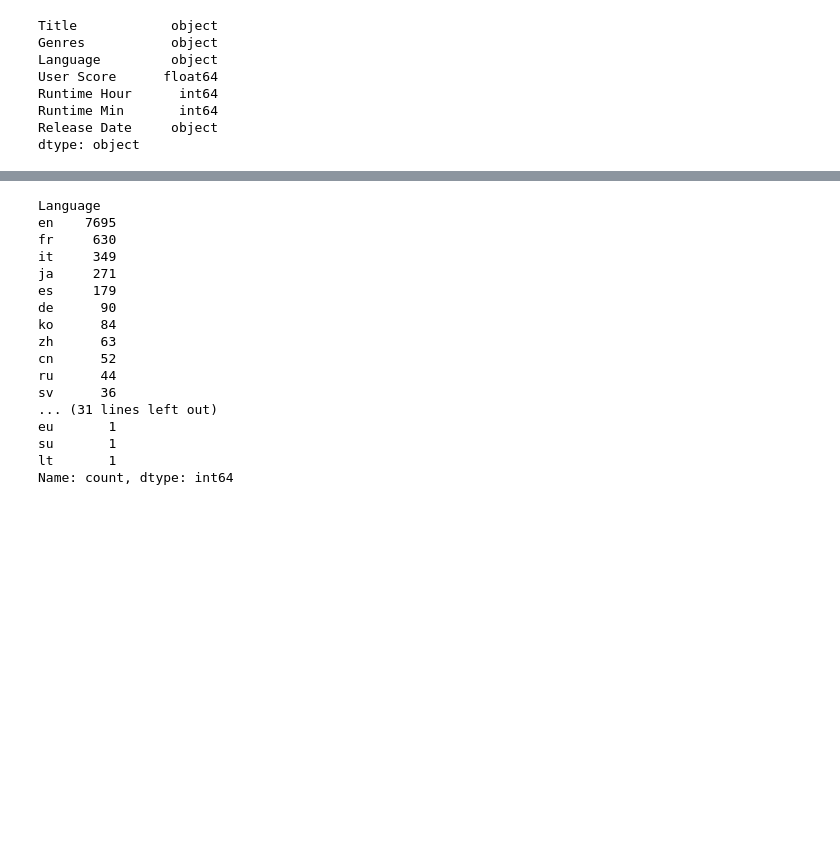
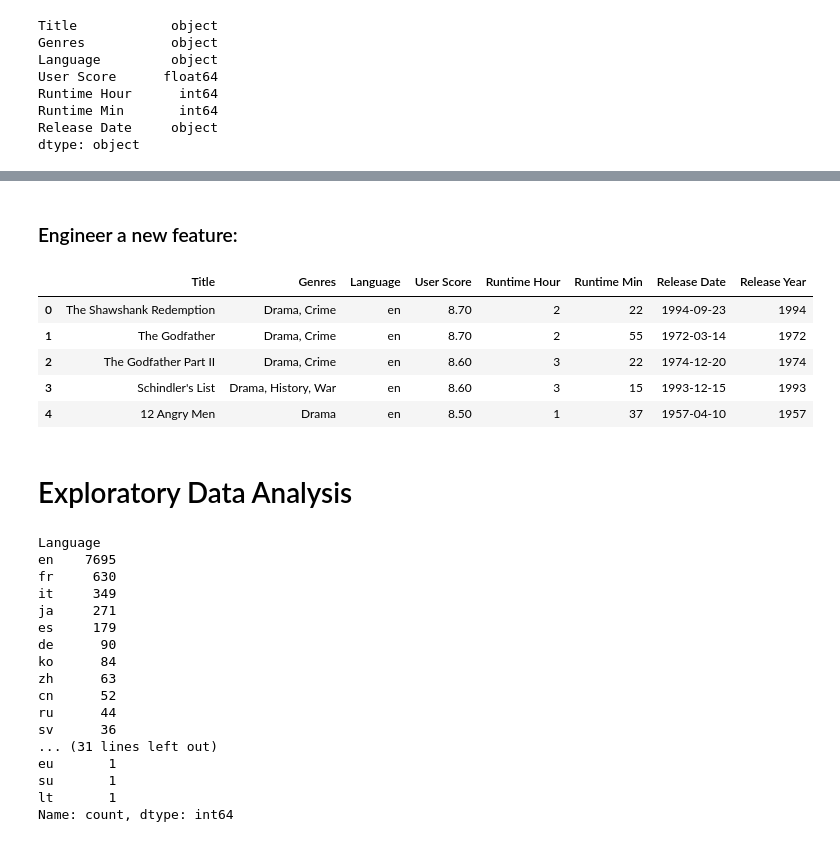
Before and after one commit to nebulos007/m2_project, a Jupyter notebook: movies.ipynb, the cells around one changed output, grey strips where cells are left out. Saved outputs shown, nothing was run; the diff lists cells and outputs as text; code cells hidden in the pictures; blank space fills up the shorter version.

```diff
--- a/movies.ipynb
+++ b/movies.ipynb
@@ -147,3 +176,20 @@ dtype: object
+# %% [markdown]
+<h3>Engineer a new feature:
+# %%
+#Create a Release Year column from the Release date column
+
+movies['Release Year'] = movies['Release Date'].dt.year
+
+movies.head()
+# %% [output]
+|  | Title | Genres | Language | User Score | Runtime Hour | Runtime Min | Release Date | Release Year |
+| 0 | The Shawshank Redemption | Drama, Crime | en | 8.70 | 2 | 22 | 1994-09-23 | 1994 |
+| 1 | The Godfather | Drama, Crime | en | 8.70 | 2 | 55 | 1972-03-14 | 1972 |
+| 2 | The Godfather Part II | Drama, Crime | en | 8.60 | 3 | 22 | 1974-12-20 | 1974 |
+| 3 | Schindler's List | Drama, History, War | en | 8.60 | 3 | 15 | 1993-12-15 | 1993 |
+| 4 | 12 Angry Men | Drama | en | 8.50 | 1 | 37 | 1957-04-10 | 1957 |
+# %% [markdown]
+<h1>Exploratory Data Analysis
 # %%
 movies['Language'].value_counts()
 # %% [output]
```
Also changed, not shown: parts of 5 cells of this notebook.
